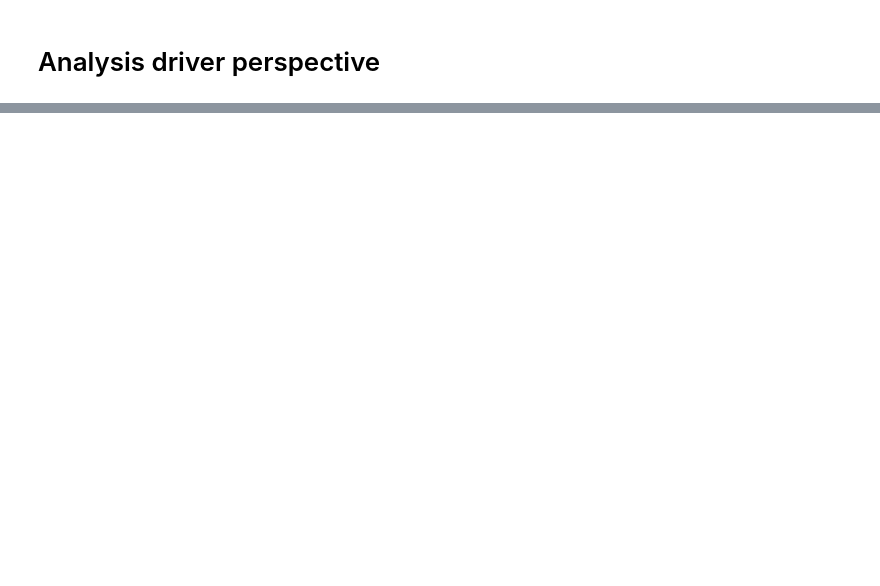
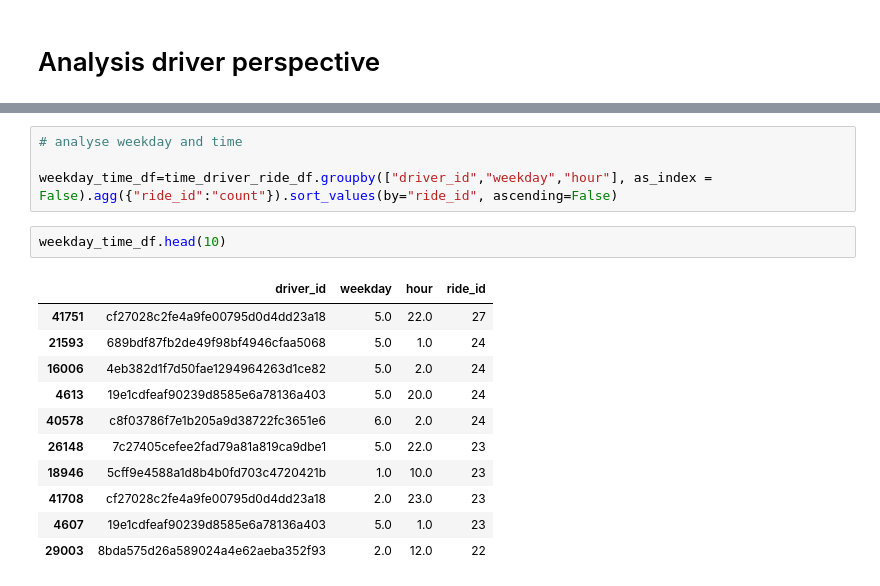
Before and after one commit to Brunadiasmiguel/challenge_drive, a Jupyter notebook: data_wrangling.ipynb, the cells around one changed output, grey strips where cells are left out. Cells and saved outputs as stored; diff of their text form; blank space fills up the shorter version.

```diff
--- a/data_wrangling.ipynb
+++ b/data_wrangling.ipynb
@@ -1283,0 +1316,18 @@ avg_nr_rides_df.loc[(avg_nr_rides_df["time_onboard_to_last_ride"]<=7)]
+# %%
+# analyse weekday and time
+
+weekday_time_df=time_driver_ride_df.groupby(["driver_id","weekday","hour"], as_index = False).agg({"ride_id":"count"}).sort_values(by="ride_id", ascending=False)
+# %%
+weekday_time_df.head(10)
+# %% [output]
+|  | driver_id | weekday | hour | ride_id |
+| 41751 | cf27028c2fe4a9fe00795d0d4dd23a18 | 5.0 | 22.0 | 27 |
+| 21593 | 689bdf87fb2de49f98bf4946cfaa5068 | 5.0 | 1.0 | 24 |
+| 16006 | 4eb382d1f7d50fae1294964263d1ce82 | 5.0 | 2.0 | 24 |
+| 4613 | 19e1cdfeaf90239d8585e6a78136a403 | 5.0 | 20.0 | 24 |
+| 40578 | c8f03786f7e1b205a9d38722fc3651e6 | 6.0 | 2.0 | 24 |
+| 26148 | 7c27405cefee2fad79a81a819ca9dbe1 | 5.0 | 22.0 | 23 |
+| 18946 | 5cff9e4588a1d8b4b0fd703c4720421b | 1.0 | 10.0 | 23 |
+| 41708 | cf27028c2fe4a9fe00795d0d4dd23a18 | 2.0 | 23.0 | 23 |
+| 4607 | 19e1cdfeaf90239d8585e6a78136a403 | 5.0 | 1.0 | 23 |
+| 29003 | 8bda575d26a589024a4e62aeba352f93 | 2.0 | 12.0 | 22 |
```
Also changed, not shown: parts of 16 cells of this notebook.
